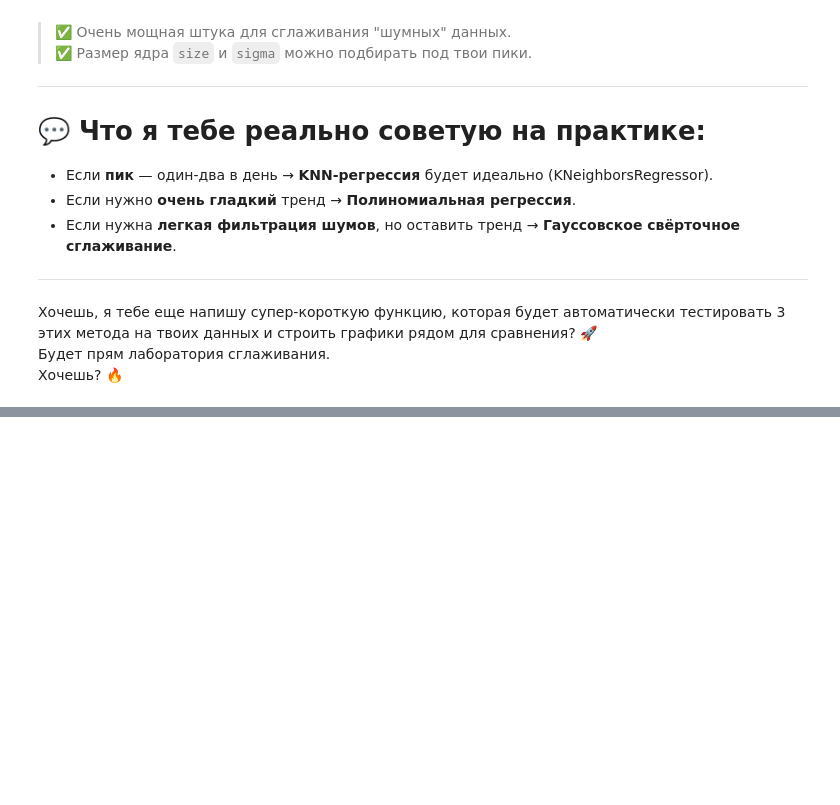
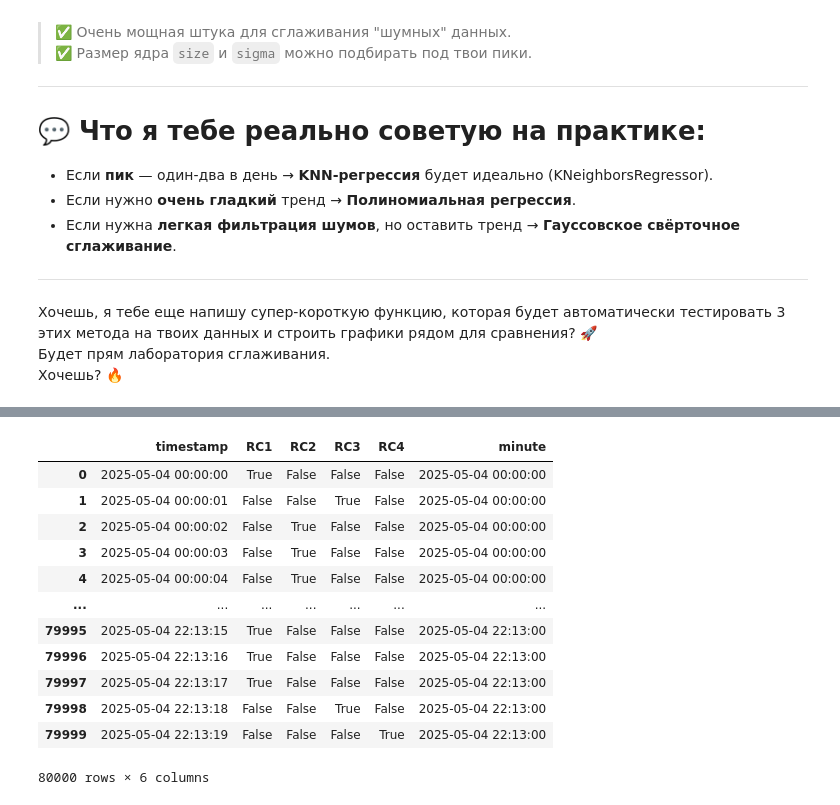
Before and after one commit to Sammik87/Miscellaneous, a Jupyter notebook: Анализ_событий_CA.ipynb, the cells around one changed output, grey strips where cells are left out. Cells and saved outputs as stored; diff of their text form; code cells hidden in the pictures; blank space fills up the shorter version.

```diff
--- a/Анализ_событий_CA.ipynb
+++ b/Анализ_событий_CA.ipynb
@@ -2599,0 +2690,12 @@ plt.show()
+# %%
+import pandas as pd
+import numpy as np
+from sklearn.preprocessing import OneHotEncoder
+
+# Пример: датафрейм со временем и центром
+df = pd.DataFrame({
+    'timestamp': pd.date_range(start='2025-05-04 00:00:00', periods=80000, freq='S'),
+    'center_id': np.random.choice(['RC1', 'RC2', 'RC3', 'RC4'], size=80000)
+})
+
+df
@@ -2599,0 +2737,17 @@ plt.show()
+# %%
+df['minute'] = df['timestamp'].dt.floor('1min')
+df
+# %% [output]
+|  | timestamp | RC1 | RC2 | RC3 | RC4 | minute |
+| 0 | 2025-05-04 00:00:00 | True | False | False | False | 2025-05-04 00:00:00 |
+| 1 | 2025-05-04 00:00:01 | False | False | True | False | 2025-05-04 00:00:00 |
+| 2 | 2025-05-04 00:00:02 | False | True | False | False | 2025-05-04 00:00:00 |
+| 3 | 2025-05-04 00:00:03 | False | True | False | False | 2025-05-04 00:00:00 |
+| 4 | 2025-05-04 00:00:04 | False | True | False | False | 2025-05-04 00:00:00 |
+| ... | ... | ... | ... | ... | ... | ... |
+| 79995 | 2025-05-04 22:13:15 | True | False | False | False | 2025-05-04 22:13:00 |
+| 79996 | 2025-05-04 22:13:16 | True | False | False | False | 2025-05-04 22:13:00 |
+| 79997 | 2025-05-04 22:13:17 | True | False | False | False | 2025-05-04 22:13:00 |
+| 79998 | 2025-05-04 22:13:18 | False | False | True | False | 2025-05-04 22:13:00 |
+| 79999 | 2025-05-04 22:13:19 | False | False | False | True | 2025-05-04 22:13:00 |
+80000 rows × 6 columns
```
Also changed, not shown: parts of 11 cells of this notebook.
